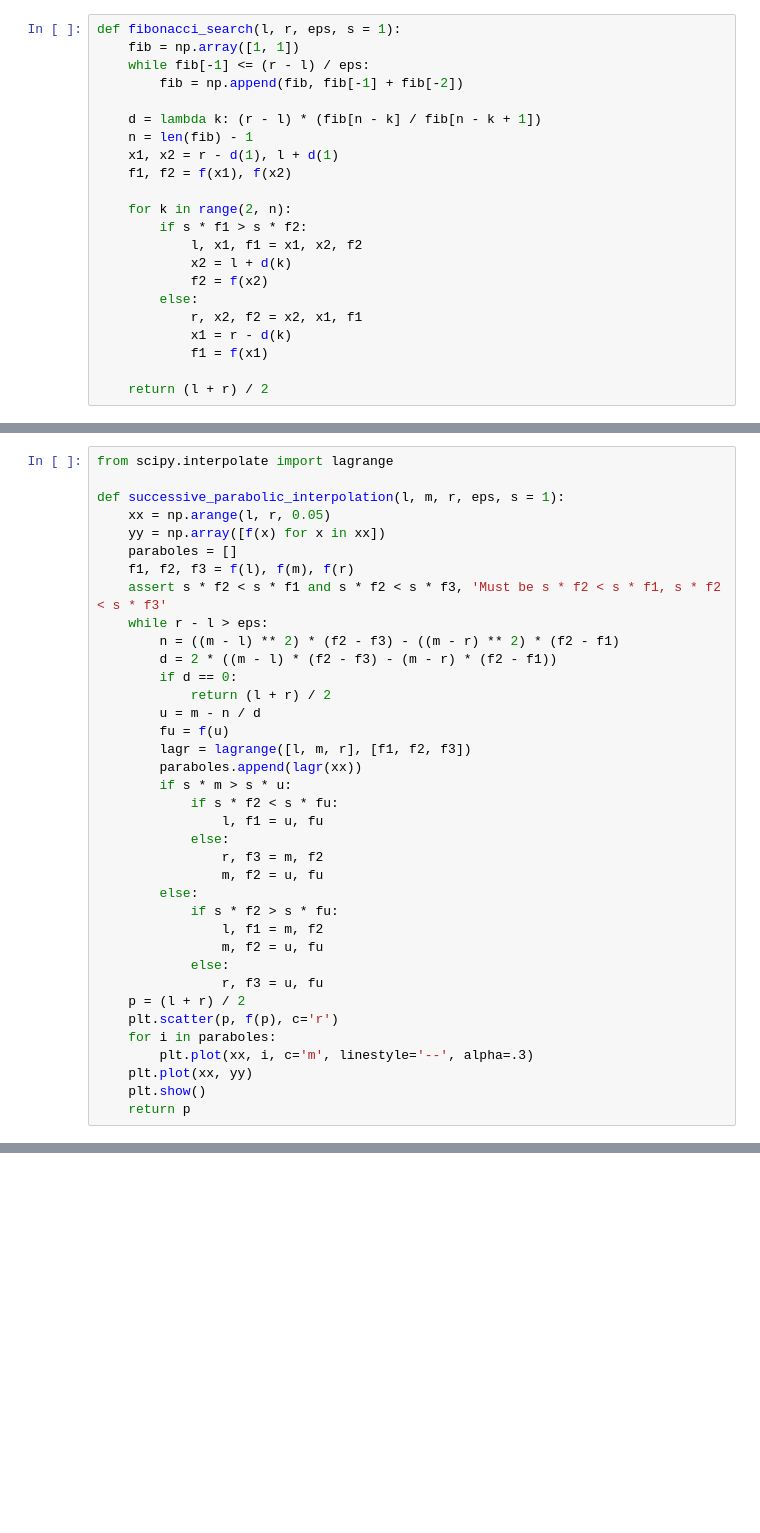
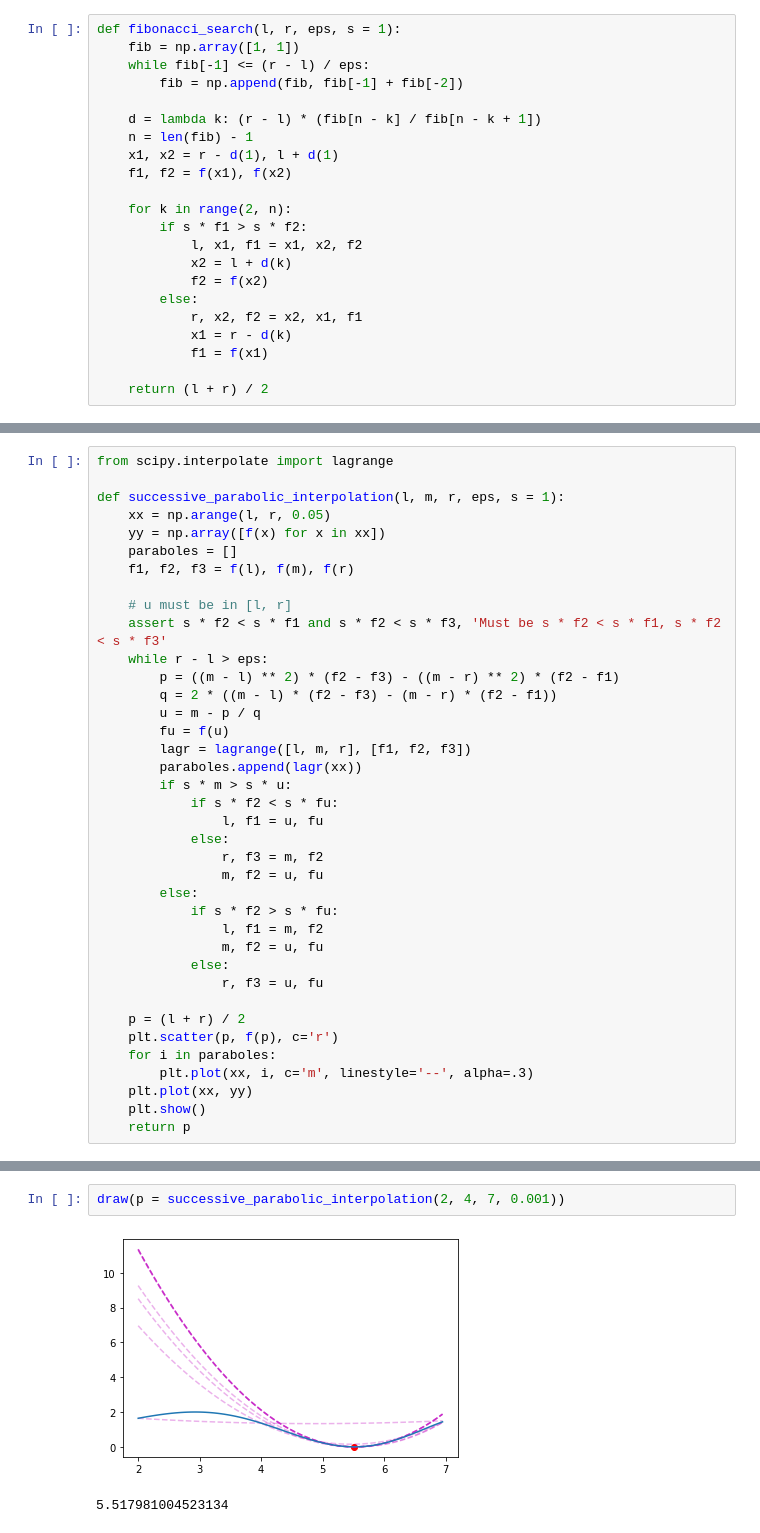
Before and after one commit to fadyat/ITMO-PROBLEMS, a Jupyter notebook: Applied-mathematics/IV semester/Solutions/lab1/solution.ipynb, the cells around one changed output, grey strips where cells are left out. Cells and saved outputs as stored; diff of their text form; blank space fills up the shorter version.

```diff
--- a/Applied-mathematics/IV semester/Solutions/lab1/solution.ipynb
+++ b/Applied-mathematics/IV semester/Solutions/lab1/solution.ipynb
@@ -95,13 +95,13 @@ def successive_parabolic_interpolation(l, m, r, eps, s = 1):
     yy = np.array([f(x) for x in xx])
     paraboles = []
     f1, f2, f3 = f(l), f(m), f(r)
+
+    # u must be in [l, r]
     assert s * f2 < s * f1 and s * f2 < s * f3, 'Must be s * f2 < s * f1, s * f2 < s * f3'
     while r - l > eps:
-        n = ((m - l) ** 2) * (f2 - f3) - ((m - r) ** 2) * (f2 - f1)
-        d = 2 * ((m - l) * (f2 - f3) - (m - r) * (f2 - f1))
-        if d == 0:
-            return (l + r) / 2
-        u = m - n / d
+        p = ((m - l) ** 2) * (f2 - f3) - ((m - r) ** 2) * (f2 - f1)
+        q = 2 * ((m - l) * (f2 - f3) - (m - r) * (f2 - f1))
+        u = m - p / q
         fu = f(u)
         lagr = lagrange([l, m, r], [f1, f2, f3])
         paraboles.append(lagr(xx))
@@ -117,6 +117,7 @@ def successive_parabolic_interpolation(l, m, r, eps, s = 1):
                 m, f2 = u, fu
             else:
                 r, f3 = u, fu
+
     p = (l + r) / 2
     plt.scatter(p, f(p), c='r')
     for i in paraboles:
@@ -173,0 +128,5 @@ draw(p = successive_parabolic_interpolation(2, 4.7, 7, 0.001))
+# %%
+draw(p = successive_parabolic_interpolation(2, 4, 7, 0.001))
+# %% [output]
+[figure, added]
+5.517981004523134
```
Also changed, not shown: parts of 9 cells of this notebook.
